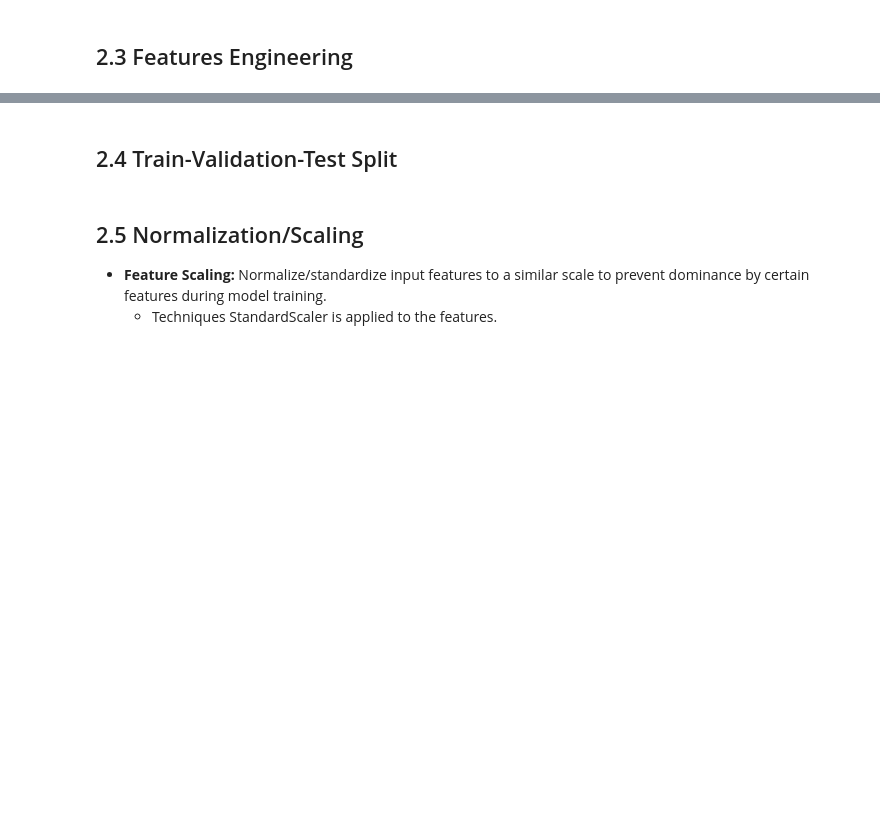
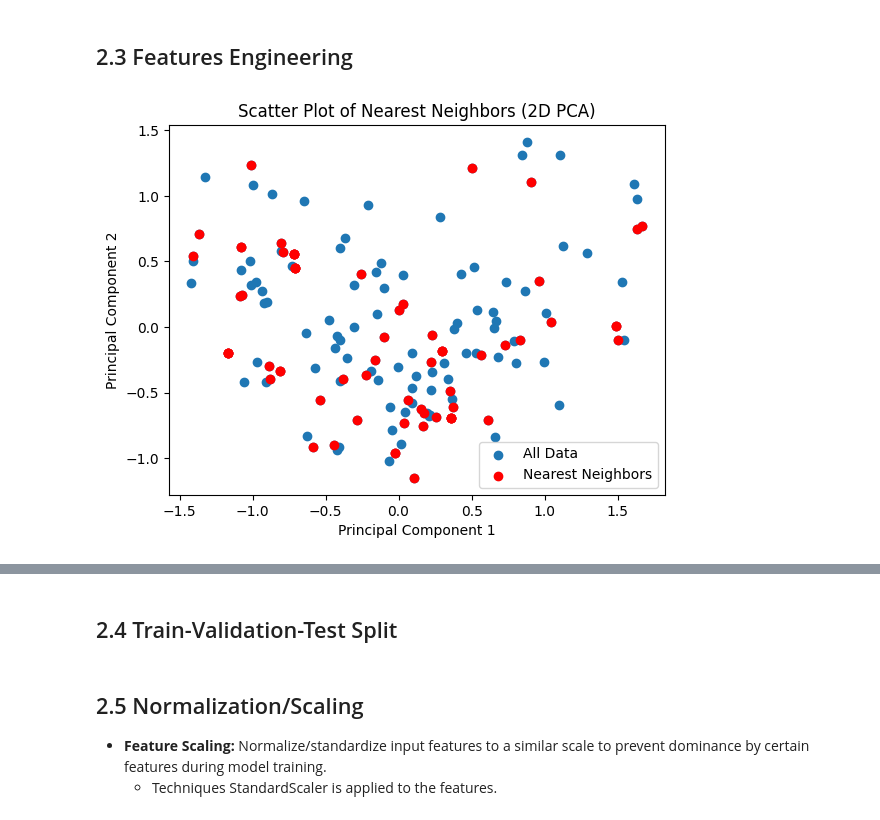
Before and after one commit to rjosh003-CS/Data-Mining-coursework, a Jupyter notebook: DM_Coursework_part_1.ipynb, the cells around one changed output, grey strips where cells are left out. Cells and saved outputs as stored; diff of their text form; code cells hidden in the pictures; blank space fills up the shorter version.

```diff
--- a/DM_Coursework_part_1.ipynb
+++ b/DM_Coursework_part_1.ipynb
@@ -577,20 +609,0 @@ print(nearest_indices)  # Output: [[0], [1]]
-# %%
-
-def minkowski_distance(p, q, q_value):
-    return np.sum(np.abs(q - p) ** q_value) ** (1/q_value)
-
-def nearest_neighbors(train_X, train_y, test_X, q, k):
-    nearest_indices = []
-    for test_point in test_X:
-        distances = [minkowski_distance(test_point, train_point, q) for train_point in train_X]
-        nearest_indices.append(np.argsort(distances)[:k])
-    return nearest_indices
-
-# # Example usage:
-# train_X = np.random.rand(139, 60)
-# test_X = np.random.rand(69, 60)
-# train_y = np.random.randint(0, 2, 139)  # Random labels for training data
-# q = 2  # Euclidean distance
-# k = 1  # Number of nearest neighbors to find
-# nearest_indices = nearest_neighbors(train_X, train_y, test_X, q, k)
-# print(nearest_indices)
@@ -613,0 +610,3 @@ def nearest_neighbors(train_X, train_y, test_X, q, k):
+# %%
+nearest_indices = nearest_neighbors(train_X.values, train_y.values,test_X.values)
+nearest_indices
@@ -614,2 +631,25 @@ def nearest_neighbors(train_X, train_y, test_X, q, k):
 # %% [markdown]
 ## 2.3 Features Engineering
+# %%
+
+# Assuming nearest_indices contains the indices of the nearest neighbors
+# and train_X contains the corresponding data points with n features
+
+# Extract the nearest neighbor data points
+nearest_points = train_X.iloc[nearest_indices]
+
+# Apply PCA to reduce the dimensionality to 2
+pca = PCA(n_components=2)
+train_X_2d = pca.fit_transform(train_X)
+nearest_points_2d = pca.transform(nearest_points)
+
+# Scatter plot the nearest neighbor data points in 2D
+plt.scatter(train_X_2d[:, 0], train_X_2d[:, 1], label='All Data')
+plt.scatter(nearest_points_2d[:, 0], nearest_points_2d[:, 1], label='Nearest Neighbors', color='red')
+plt.xlabel('Principal Component 1')
+plt.ylabel('Principal Component 2')
+plt.title('Scatter Plot of Nearest Neighbors (2D PCA)')
+plt.legend()
+plt.show()
+# %% [output]
+[figure, added]
```
Also changed, not shown: parts of 19 cells of this notebook.
